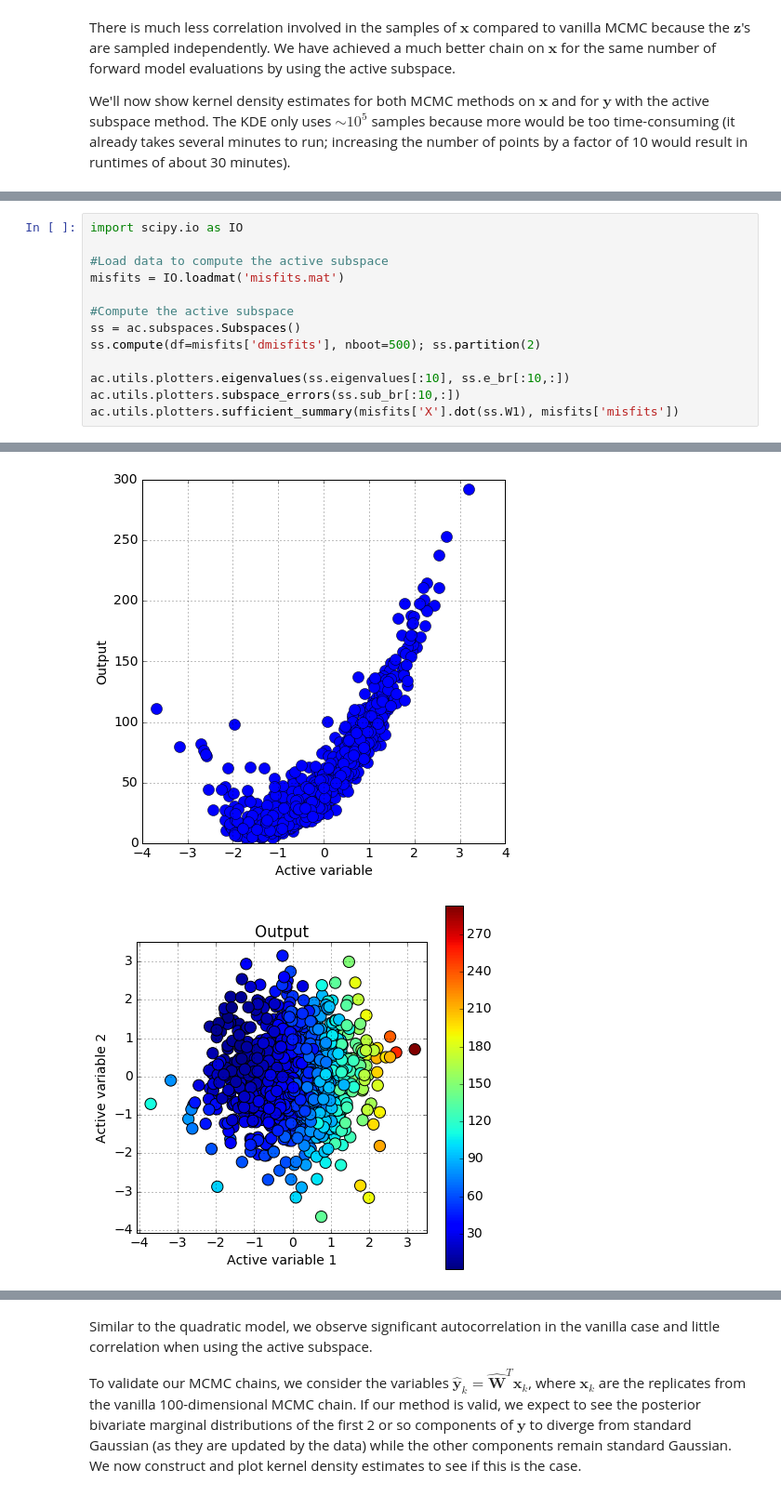
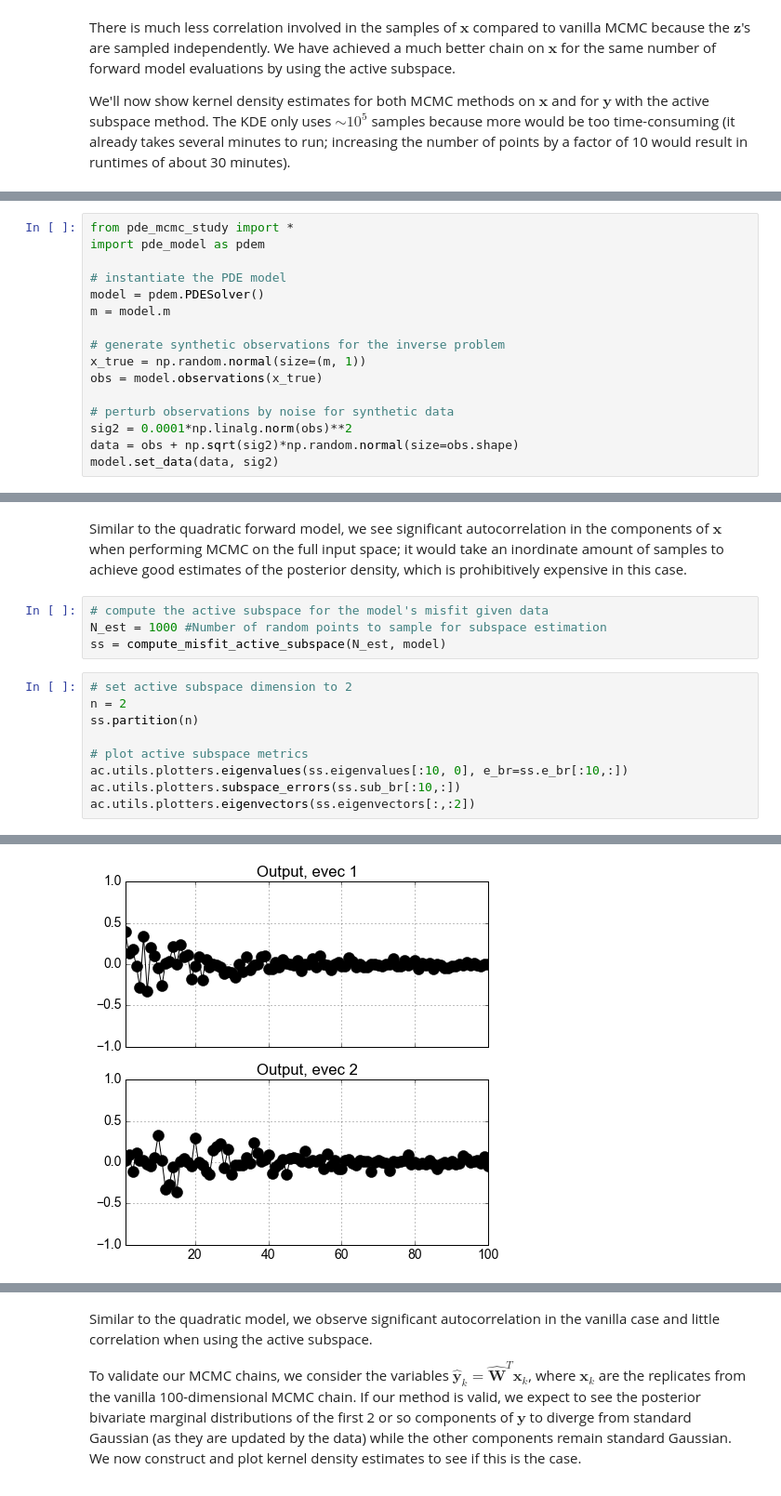
Before and after one commit to paulcon/as-data-sets, a Jupyter notebook: MCMC/MCMC.ipynb, the cells around one changed output, grey strips where cells are left out. Shown at 93% size. Cells and saved outputs as stored; diff of their text form.

Commit message:
Second MCMC notebook draft, with PDE scripts, datasets, and data generation file

```diff
--- a/MCMC/MCMC.ipynb
+++ b/MCMC/MCMC.ipynb
@@ -376,0 +377,16 @@ where $u$ is the solution, $\mathbf s$ are the spatial coordinates, and $\mathbf
+# %%
+from pde_mcmc_study import *
+import pde_model as pdem
+
+# instantiate the PDE model
+model = pdem.PDESolver()
+m = model.m
+
+# generate synthetic observations for the inverse problem
+x_true = np.random.normal(size=(m, 1))
+obs = model.observations(x_true)
+
+# perturb observations by noise for synthetic data
+sig2 = 0.0001*np.linalg.norm(obs)**2
+data = obs + np.sqrt(sig2)*np.random.normal(size=obs.shape)
+model.set_data(data, sig2)
@@ -377,14 +441,16 @@ where $u$ is the solution, $\mathbf s$ are the spatial coordinates, and $\mathbf
+# %% [markdown]
+Similar to the quadratic forward model, we see significant autocorrelation in the components of $\mathbf x$ when performing MCMC on the full input space; it would take an inordinate amount of samples to achieve good estimates of the posterior density, which is prohibitively expensive in this case.
+# %%
+# compute the active subspace for the model's misfit given data
+N_est = 1000 #Number of random points to sample for subspace estimation
+ss = compute_misfit_active_subspace(N_est, model)
 # %%
-import scipy.io as IO
+# set active subspace dimension to 2
+n = 2
+ss.partition(n)
 
-#Load data to compute the active subspace
-misfits = IO.loadmat('misfits.mat')
-
-#Compute the active subspace
-ss = ac.subspaces.Subspaces()
-ss.compute(df=misfits['dmisfits'], nboot=500); ss.partition(2)
-
-ac.utils.plotters.eigenvalues(ss.eigenvalues[:10], ss.e_br[:10,:])
+# plot active subspace metrics
+ac.utils.plotters.eigenvalues(ss.eigenvalues[:10, 0], e_br=ss.e_br[:10,:])
 ac.utils.plotters.subspace_errors(ss.sub_br[:10,:])
-ac.utils.plotters.sufficient_summary(misfits['X'].dot(ss.W1), misfits['misfits'])
+ac.utils.plotters.eigenvectors(ss.eigenvectors[:,:2])
 # %% [output]
@@ -393,2 +459 @@ ac.utils.plotters.sufficient_summary(misfits['X'].dot(ss.W1), misfits['misfits']
-[figure, old version]
+[figure, new version]
-[figure, removed]
```
Also changed, not shown: parts of 27 cells of this notebook, 9 other files.
